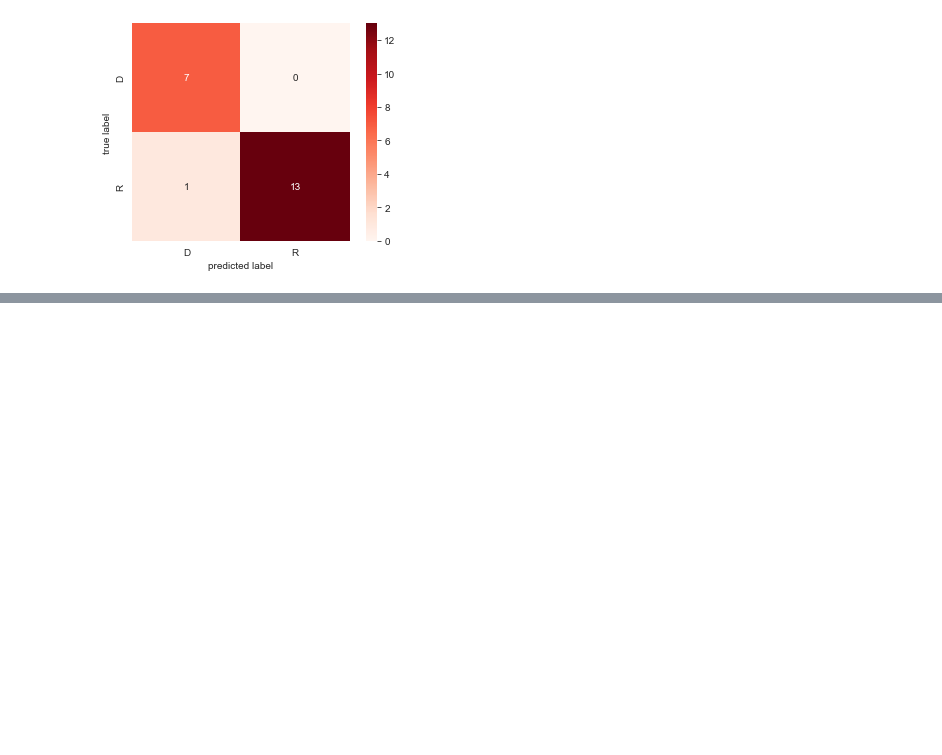
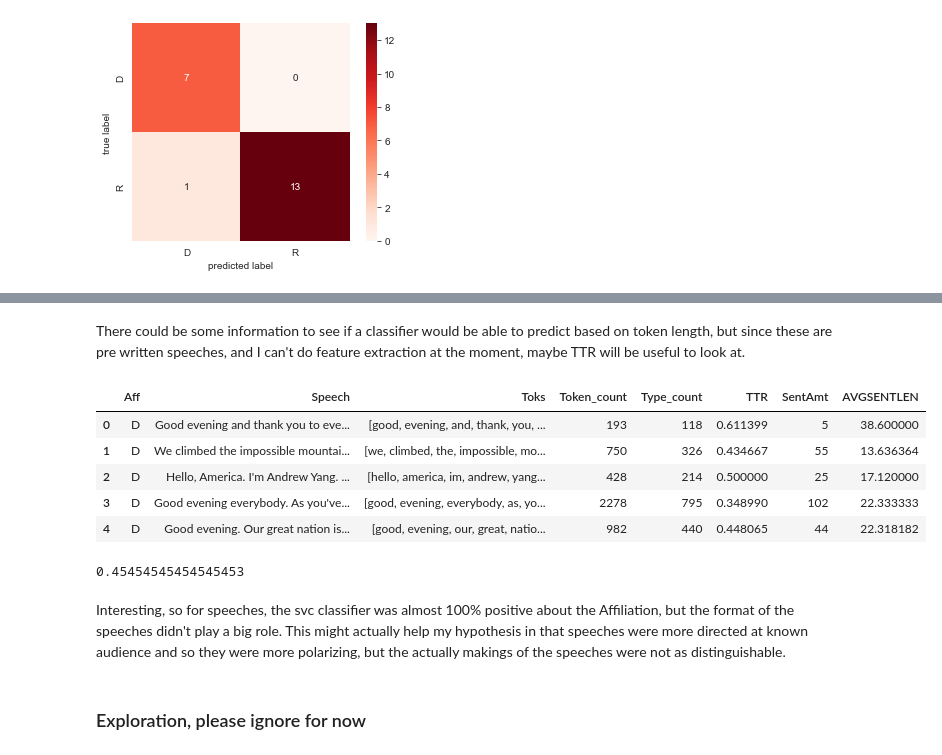
Before and after one commit to Data-Science-for-Linguists-2021/PoliticalRhetoric-analysis, a Jupyter notebook: analysis_notebooks/speech_analysis.ipynb, the cells around one changed output, grey strips where cells are left out. Drawn from its saved outputs; the diff is of its cells as text; code cells hidden in the pictures; blank space fills up the shorter version.

Commit message:
debate and speech

```diff
--- a/analysis_notebooks/speech_analysis.ipynb
+++ b/analysis_notebooks/speech_analysis.ipynb
@@ -85,0 +92,14 @@ plt.show()
+# %%
+# so onto extra features
+
+import re
+trans_toks = [nltk.word_tokenize(re.sub(r'[^\w+ ]', '', t.lower())) for t in conv_speeches['Speech']]
+trans_tok_lens = [len(t) for t in trans_toks]
+trans_type_lens = [len(set(t)) for t in trans_toks]
+TTR = [len(set(t))/len(t) for t in trans_toks]
+
+conv_speeches['Toks'] = trans_toks
+conv_speeches['Token_count'] = trans_tok_lens
+conv_speeches['Type_count'] = trans_type_lens
+conv_speeches['TTR'] = TTR
+conv_speeches.head()
@@ -85,0 +113,33 @@ plt.show()
+# %% [markdown]
+There could be some information to see if a classifier would be able to predict based on token length, but since these are pre written speeches, and I can't do feature extraction at the moment, maybe TTR will be useful to look at.
+# %%
+sents = [len(nltk.sent_tokenize(t)) for t in conv_speeches['Speech']]
+
+conv_speeches['SentAmt'] = sents
+conv_speeches['AVGSENTLEN'] = conv_speeches.Token_count/conv_speeches.SentAmt
+conv_speeches.head()
+# %% [output]
+|  | Aff | Speech | Toks | Token_count | Type_count | TTR | SentAmt | AVGSENTLEN |
+| 0 | D | Good evening and thank you to eve... | [good, evening, and, thank, you, ... | 193 | 118 | 0.611399 | 5 | 38.600000 |
+| 1 | D | We climbed the impossible mountai... | [we, climbed, the, impossible, mo... | 750 | 326 | 0.434667 | 55 | 13.636364 |
+| 2 | D | Hello, America. I'm Andrew Yang. ... | [hello, america, im, andrew, yang... | 428 | 214 | 0.500000 | 25 | 17.120000 |
+| 3 | D | Good evening everybody. As you've... | [good, evening, everybody, as, yo... | 2278 | 795 | 0.348990 | 102 | 22.333333 |
+| 4 | D | Good evening. Our great nation is... | [good, evening, our, great, natio... | 982 | 440 | 0.448065 | 44 | 22.318182 |
+# %%
+# building logistic regression
+from sklearn.linear_model import LogisticRegression
+X = conv_speeches[['Token_count', 'Type_count', 'TTR', 'SentAmt', 'AVGSENTLEN']]
+y = conv_speeches['Aff']
+X_train, X_test, y_train, y_test = train_test_split(X, y, test_size=0.2, random_state=0, stratify=y)
+
+
+lr_model = LogisticRegression(C = 1, class_weight= None, penalty='l2')   # default setting
+lr_model.fit(X_train, y_train)
+y_pred = lr_model.predict(X_test)
+accuracy_score(y_test, y_pred)
+# %% [output]
+0.45454545454545453
+# %% [markdown]
+Interesting, so for speeches, the svc classifier was almost 100% positive about the Affiliation, but the format of the speeches didn't play a big role. This might actually help my hypothesis in that speeches were more directed at known audience and so they were more polarizing, but the actually makings of the speeches were not as distinguishable.
+# %% [markdown]
+### Exploration, please ignore for now
```
Also changed, not shown: parts of 9 cells of this notebook, 1 other file.
